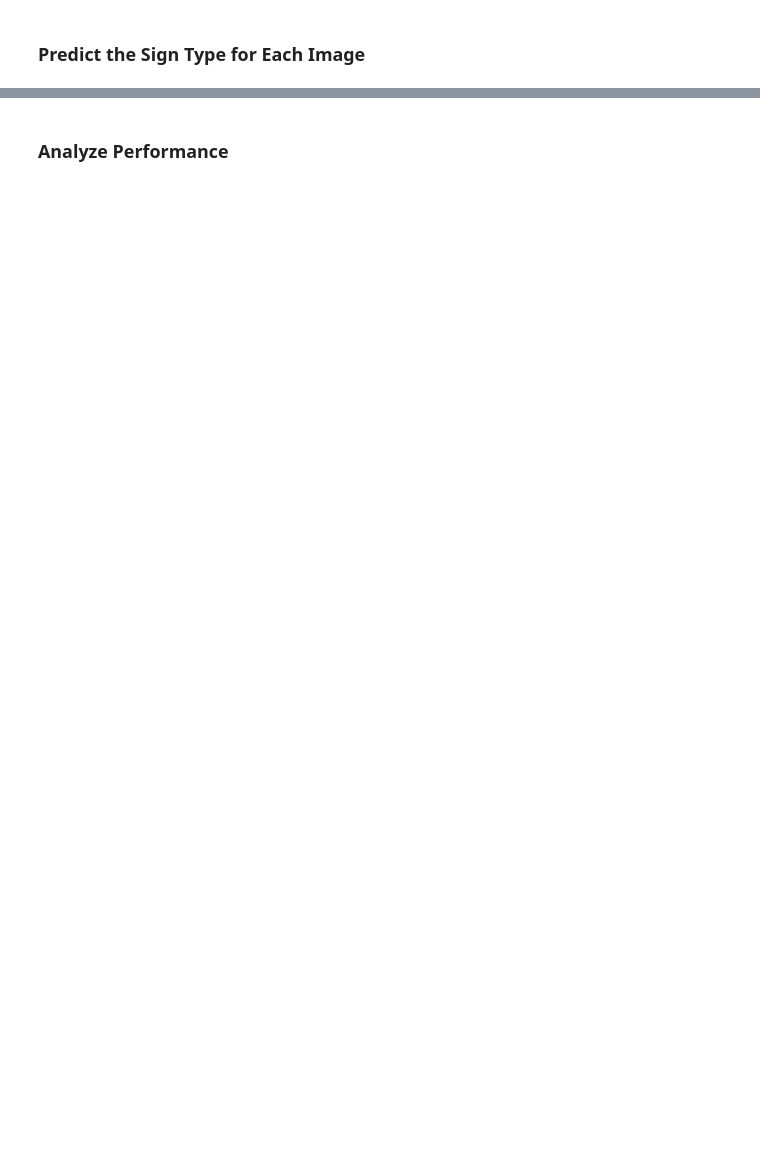
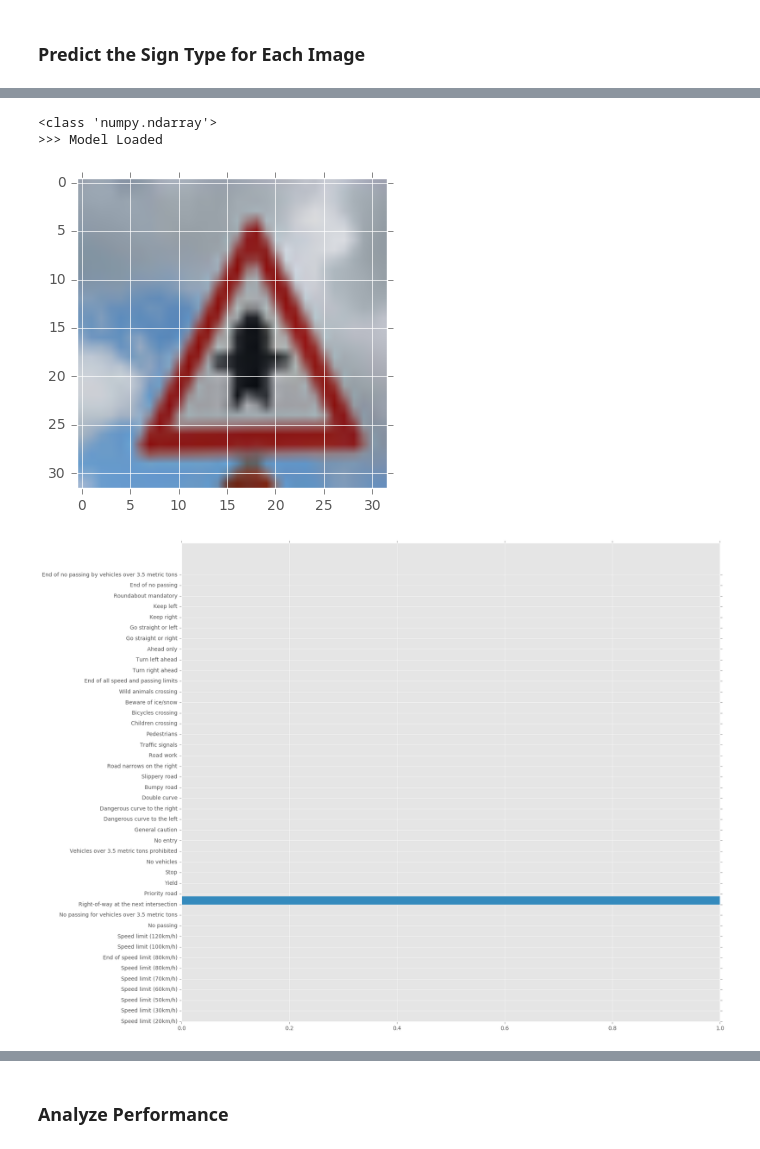
Before and after one commit to andrewszwec/proj2-traffic-sign-classifier, a Jupyter notebook: Traffic_Sign_Classifier.ipynb, the cells around one changed output, grey strips where cells are left out. Cells and saved outputs as stored; diff of their text form; code cells hidden in the pictures; blank space fills up the shorter version.

```diff
--- a/Traffic_Sign_Classifier.ipynb
+++ b/Traffic_Sign_Classifier.ipynb
@@ -484,2 +499,9 @@ classify_image('road-work.jpg')
+# %%
+classify_image('100_1607.jpg')
+# %% [output]
+<class 'numpy.ndarray'>
+>>> Model Loaded
+[figure, added]
+[figure, added]
 # %%
 classify_image('50_sign.jpg')
```
Also changed, not shown: parts of 29 cells of this notebook, 1 other file.
